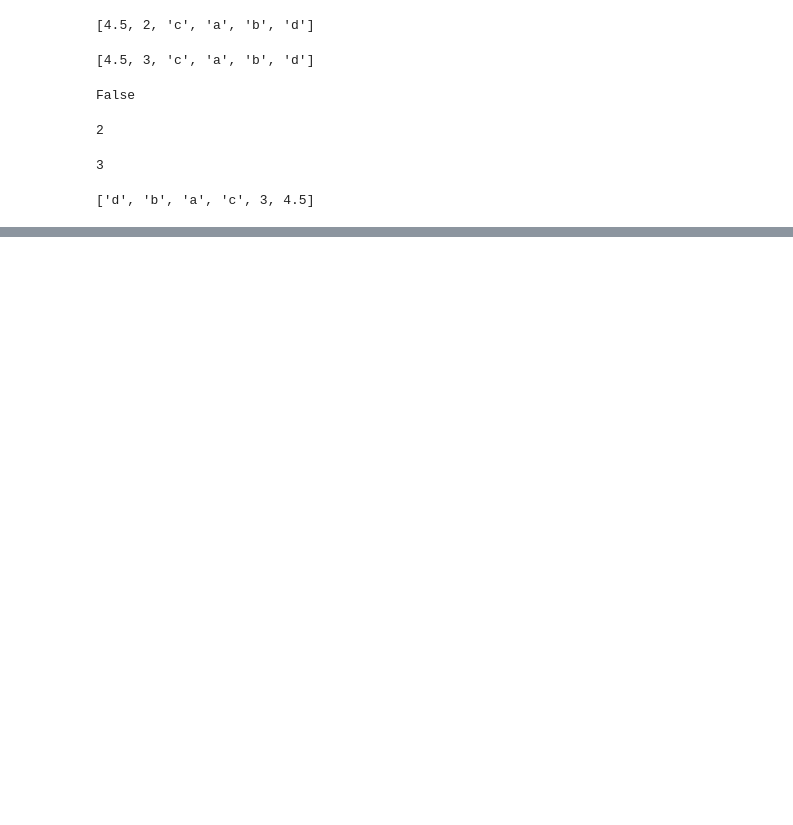
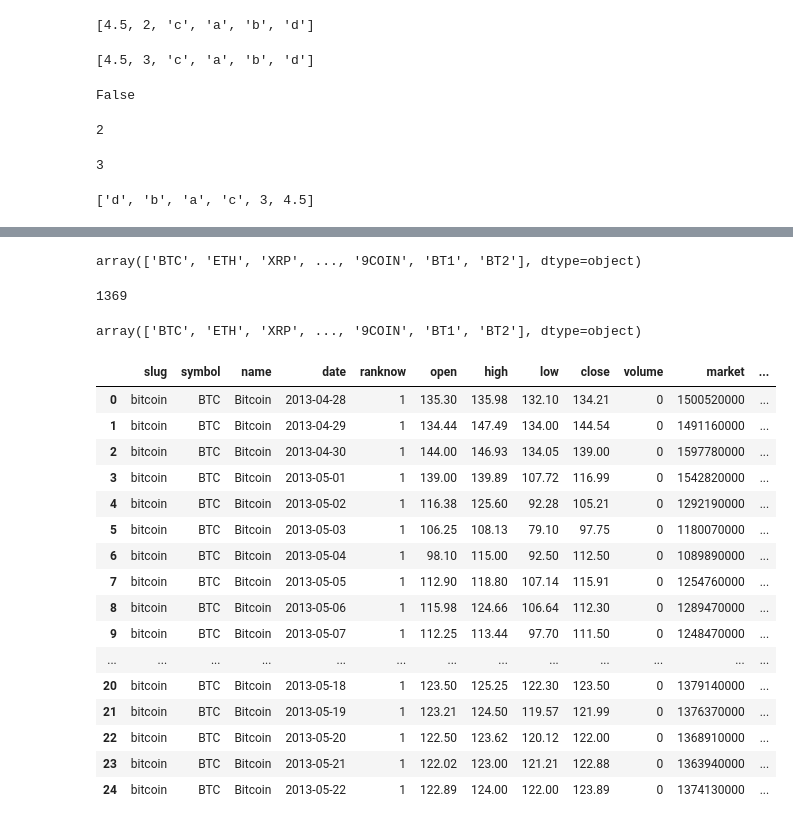
Before and after one commit to JustinNoel1/ML-Course, a Jupyter notebook: exercise-sessions/Session-10/Session-10.ipynb, the cells around one changed output, grey strips where cells are left out. Drawn from its saved outputs; the diff is of its cells as text; code cells hidden in the pictures; blank space fills up the shorter version.

```diff
--- a/exercise-sessions/Session-10/Session-10.ipynb
+++ b/exercise-sessions/Session-10/Session-10.ipynb
@@ -148,0 +419,2 @@ z
+# %%
+df = pd.read_csv("crypto-markets.csv")
@@ -148,0 +430,34 @@ z
+# %%
+df.symbol.unique()
+# %% [output]
+array(['BTC', 'ETH', 'XRP', ..., '9COIN', 'BT1', 'BT2'], dtype=object)
+# %%
+len(df.symbol.unique())
+# %% [output]
+1369
+# %%
+df['symbol'].unique()
+# %% [output]
+array(['BTC', 'ETH', 'XRP', ..., '9COIN', 'BT1', 'BT2'], dtype=object)
+# %%
+small_df = df.head(25)
+# %%
+small_df
+# %% [output]
+|  | slug | symbol | name | date | ranknow | open | high | low | close | volume | market | ... |
+| 0 | bitcoin | BTC | Bitcoin | 2013-04-28 | 1 | 135.30 | 135.98 | 132.10 | 134.21 | 0 | 1500520000 | ... |
+| 1 | bitcoin | BTC | Bitcoin | 2013-04-29 | 1 | 134.44 | 147.49 | 134.00 | 144.54 | 0 | 1491160000 | ... |
+| 2 | bitcoin | BTC | Bitcoin | 2013-04-30 | 1 | 144.00 | 146.93 | 134.05 | 139.00 | 0 | 1597780000 | ... |
+| 3 | bitcoin | BTC | Bitcoin | 2013-05-01 | 1 | 139.00 | 139.89 | 107.72 | 116.99 | 0 | 1542820000 | ... |
+| 4 | bitcoin | BTC | Bitcoin | 2013-05-02 | 1 | 116.38 | 125.60 | 92.28 | 105.21 | 0 | 1292190000 | ... |
+| 5 | bitcoin | BTC | Bitcoin | 2013-05-03 | 1 | 106.25 | 108.13 | 79.10 | 97.75 | 0 | 1180070000 | ... |
+| 6 | bitcoin | BTC | Bitcoin | 2013-05-04 | 1 | 98.10 | 115.00 | 92.50 | 112.50 | 0 | 1089890000 | ... |
+| 7 | bitcoin | BTC | Bitcoin | 2013-05-05 | 1 | 112.90 | 118.80 | 107.14 | 115.91 | 0 | 1254760000 | ... |
+| 8 | bitcoin | BTC | Bitcoin | 2013-05-06 | 1 | 115.98 | 124.66 | 106.64 | 112.30 | 0 | 1289470000 | ... |
+| 9 | bitcoin | BTC | Bitcoin | 2013-05-07 | 1 | 112.25 | 113.44 | 97.70 | 111.50 | 0 | 1248470000 | ... |
+| ... | ... | ... | ... | ... | ... | ... | ... | ... | ... | ... | ... | ... |
+| 20 | bitcoin | BTC | Bitcoin | 2013-05-18 | 1 | 123.50 | 125.25 | 122.30 | 123.50 | 0 | 1379140000 | ... |
+| 21 | bitcoin | BTC | Bitcoin | 2013-05-19 | 1 | 123.21 | 124.50 | 119.57 | 121.99 | 0 | 1376370000 | ... |
+| 22 | bitcoin | BTC | Bitcoin | 2013-05-20 | 1 | 122.50 | 123.62 | 120.12 | 122.00 | 0 | 1368910000 | ... |
+| 23 | bitcoin | BTC | Bitcoin | 2013-05-21 | 1 | 122.02 | 123.00 | 121.21 | 122.88 | 0 | 1363940000 | ... |
+| 24 | bitcoin | BTC | Bitcoin | 2013-05-22 | 1 | 122.89 | 124.00 | 122.00 | 123.89 | 0 | 1374130000 | ... |
```
Also changed, not shown: parts of 83 cells of this notebook, 1 other file.
